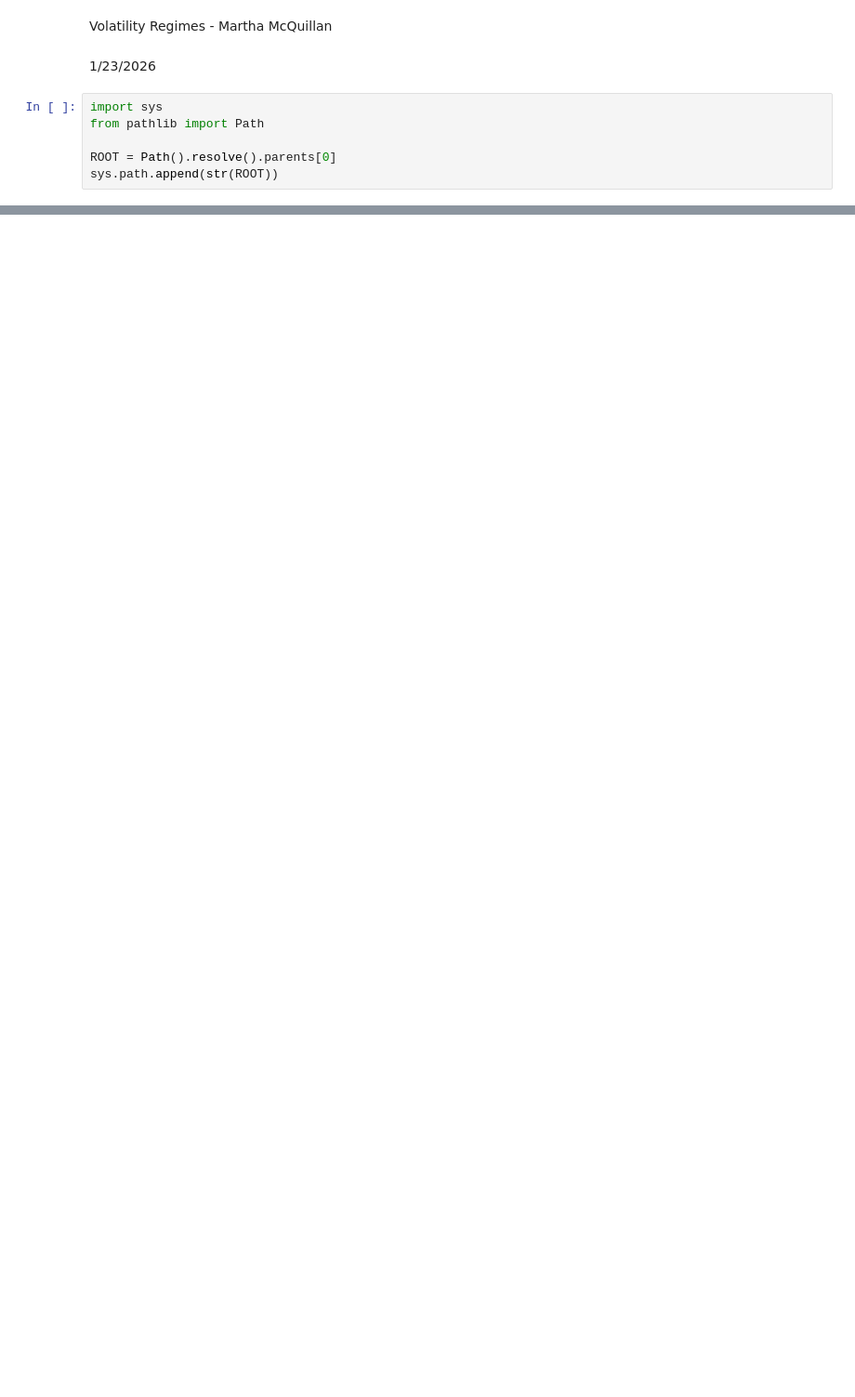
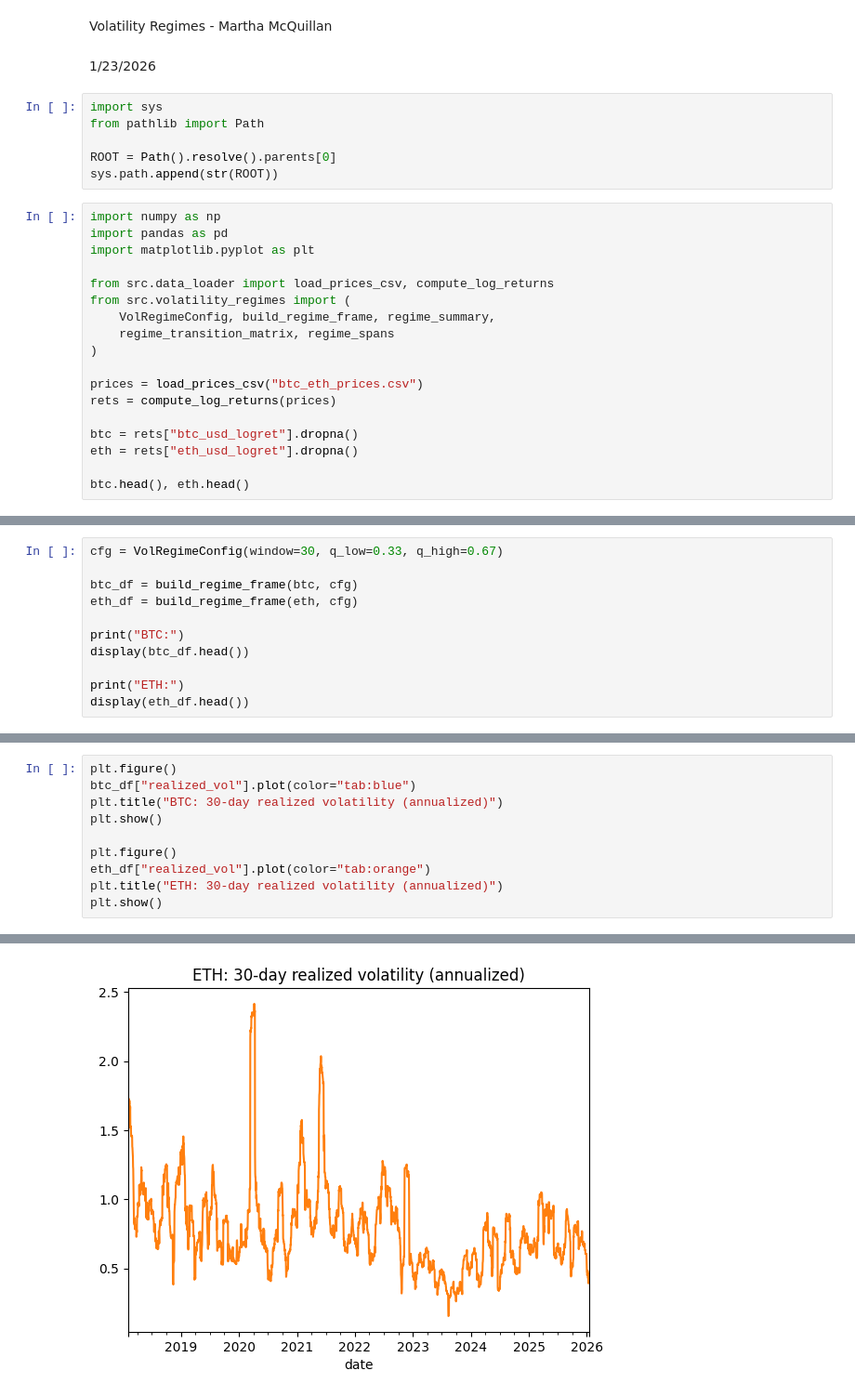
Before and after one commit to m4rthaswur1d/crypto-arima, a Jupyter notebook: notebooks/03_volatility_regimes.ipynb, the cells around one changed output, grey strips where cells are left out. Shown at 93% size. Cells and saved outputs as stored; diff of their text form; blank space fills up the shorter version.

Commit message:
updated volatility regime notebook with analysis

```diff
--- a/notebooks/03_volatility_regimes.ipynb
+++ b/notebooks/03_volatility_regimes.ipynb
@@ -8,3 +8,21 @@ from pathlib import Path
 
 ROOT = Path().resolve().parents[0]
 sys.path.append(str(ROOT))
+# %%
+import numpy as np
+import pandas as pd
+import matplotlib.pyplot as plt
+
+from src.data_loader import load_prices_csv, compute_log_returns
+from src.volatility_regimes import (
+    VolRegimeConfig, build_regime_frame, regime_summary,
+    regime_transition_matrix, regime_spans
+)
+
+prices = load_prices_csv("btc_eth_prices.csv")
+rets = compute_log_returns(prices)
+
+btc = rets["btc_usd_logret"].dropna()
+eth = rets["eth_usd_logret"].dropna()
+
+btc.head(), eth.head()
@@ -10,0 +58,11 @@ sys.path.append(str(ROOT))
+# %%
+cfg = VolRegimeConfig(window=30, q_low=0.33, q_high=0.67)
+
+btc_df = build_regime_frame(btc, cfg)
+eth_df = build_regime_frame(eth, cfg)
+
+print("BTC:")
+display(btc_df.head())
+
+print("ETH:")
+display(eth_df.head())
@@ -10,0 +88,11 @@ sys.path.append(str(ROOT))
+# %%
+plt.figure()
+btc_df["realized_vol"].plot(color="tab:blue")
+plt.title("BTC: 30-day realized volatility (annualized)")
+plt.show()
+
+plt.figure()
+eth_df["realized_vol"].plot(color="tab:orange")
+plt.title("ETH: 30-day realized volatility (annualized)")
+plt.show()
+# %% [output]
@@ -10,0 +100 @@ sys.path.append(str(ROOT))
+[figure, added]
```
Also changed, not shown: parts of 16 cells of this notebook, 4 other files.
